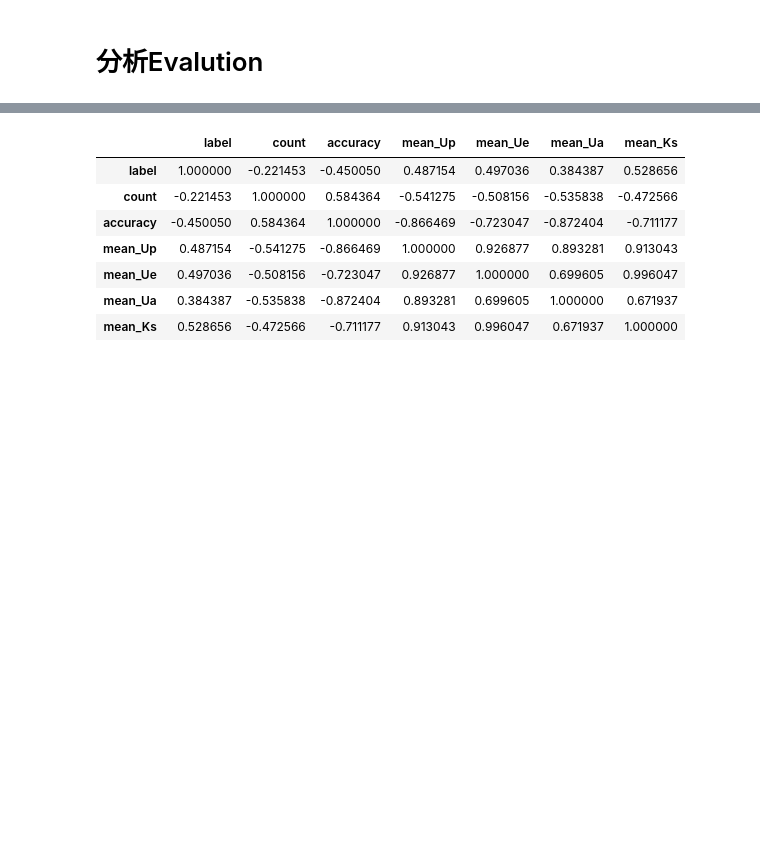
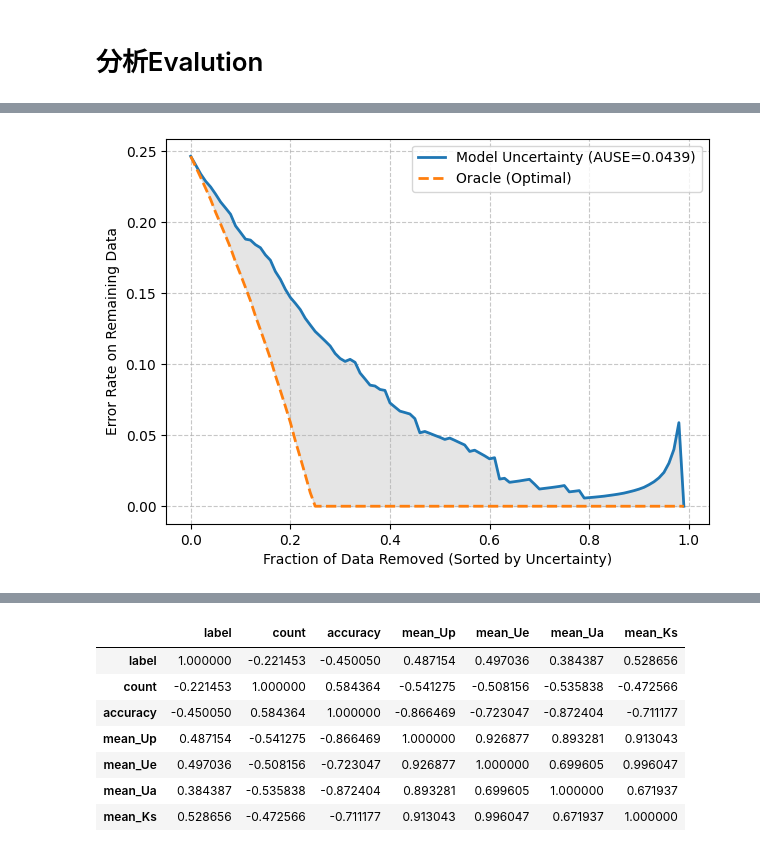
Before and after one commit to asker9527/LT-Uncertainty, a Jupyter notebook: dongtai.ipynb, the cells around one changed output, grey strips where cells are left out. Drawn from its saved outputs; the diff is of its cells as text; code cells hidden in the pictures; blank space fills up the shorter version.

```diff
--- a/dongtai.ipynb
+++ b/dongtai.ipynb
@@ -207,7 +207,8 @@ import pandas as pd
 import numpy as np
 from matplotlib import pyplot as plt
 # %%
-train_result = r"E:\Github\LT-Uncertainty\output\FGSC\_resnet50\v2\trust_decomposition_warmup+cosine7-31-sig1-1-a0\results\train_results.csv"
-test_result = r"E:\Github\LT-Uncertainty\output\FGSC\_resnet50\v2\trust_decomposition_warmup+cosine7-31-sig1-1-a0\results\test_results.csv"
+train_result = r"/picassox/intelligent-cpfs/segmentation/intern_segmentation/dc1/LT-Uncertainty/dataset/results/train_results_99.csv"
+test_result = r"/picassox/intelligent-cpfs/segmentation/intern_segmentation/dc1/LT-Uncertainty/dataset/results/test_results_99.csv"
 df_train = pd.read_csv(train_result)
 df_test = pd.read_csv(test_result)
+df_test
@@ -251,0 +308,84 @@ print(summary_train)
+# %%
+import numpy as np
+import matplotlib.pyplot as plt
+from sklearn.metrics import auc
+
+def calculate_ause_and_plot(uncertainties, errors, num_bins=100, save_path=None):
+    """
+    计算 AUSE 并绘制稀疏化曲线 (Sparsification Curve)
+
+    参数:
+    uncertainties (np.array): 每个样本的不确定性得分 (如 Up 或 Ue)，shape (N,)
+    errors (np.array): 每个样本的预测错误情况 (1表示预测错，0表示预测对)，shape (N,)
+    num_bins (int): 曲线的采样点数量
+    save_path (str): 如果提供路径，则保存图像用于 rebuttal
+
+    返回:
+    ause (float): AUSE 数值
+    """
+    N = len(uncertainties)
+
+    # 1. 按照不确定性从大到小排序 (Model Curve)
+    sort_idx_unc = np.argsort(uncertainties)[::-1]
+    errors_sorted_by_unc = errors[sort_idx_unc]
+
+    # 2. 按照真实错误情况从大到小排序 (Oracle Curve - 理想情况：先剔除真正错的)
+    sort_idx_oracle = np.argsort(errors)[::-1]
+    errors_sorted_by_oracle = errors[sort_idx_oracle]
+
+    # 记录不同剔除比例下的剩余样本错误率
+    fractions = np.linspace(0, 1, num_bins, endpoint=False)
+    model_err_rates = []
+    oracle_err_rates = []
+
+    for frac in fractions:
+        drop_count = int(frac * N)
+
+        # 如果剔除了所有样本，错误率为0
+        if drop_count == N:
+            model_err_rates.append(0.0)
+            oracle_err_rates.append(0.0)
+            continue
+
+        # 计算剩余样本的错误率
+        remain_model_errors = errors_sorted_by_unc[drop_count:]
+        remain_oracle_errors = errors_sorted_by_oracle[drop_count:]
+
+        model_err_rates.append(np.mean(remain_model_errors))
+        oracle_err_rates.append(np.mean(remain_oracle_errors))
+
+    model_err_rates = np.array(model_err_rates)
+    oracle_err_rates = np.array(oracle_err_rates)
+
+    # 3. 计算 AUSE (Model曲线和Oracle曲线之间的面积差)
+    # 使用梯形法则计算积分
+    sparsification_error = model_err_rates - oracle_err_rates
+    ause = auc(fractions, sparsification_error)
+
+    # 4. 绘制用于 Rebuttal 的曲线图
+    plt.figure(figsize=(7, 5))
+    plt.plot(fractions, model_err_rates, label=f'Model Uncertainty (AUSE={ause:.4f})', linewidth=2)
+    plt.plot(fractions, oracle_err_rates, label='Oracle (Optimal)', linestyle='--', linewidth=2)
+    plt.fill_between(fractions, oracle_err_rates, model_err_rates, alpha=0.2, color='gray')
+
+    plt.xlabel('Fraction of Data Removed (Sorted by Uncertainty)')
+    plt.ylabel('Error Rate on Remaining Data')
+    # plt.title('Sparsification Error Curve')
+    plt.legend()
+    plt.grid(True, linestyle='--', alpha=0.7)
+
+    if save_path:
+        plt.savefig(save_path, bbox_inches='tight', dpi=600)
+    plt.show()
+
+    return ause
+
+# --- 模拟运行示例 ---
+# 假设有 1000 个测试样本
+df = df_test   # 替换为你的测试集 DataFrame
+mock_uncertainties = df['Up'].values  # 使用真实数据的 Up 列作为不确定性得分
+mock_errors = (df['label'] != df['pred']).astype(int) # 模拟错误率 30%
+ause_score = calculate_ause_and_plot(mock_uncertainties, mock_errors, save_path="ause_curve.pdf")
+print(f"Calculated AUSE: {ause_score:.4f}")
+# %% [output]
+[figure, added]
```
Also changed, not shown: parts of 13 cells of this notebook, 2 other files.
